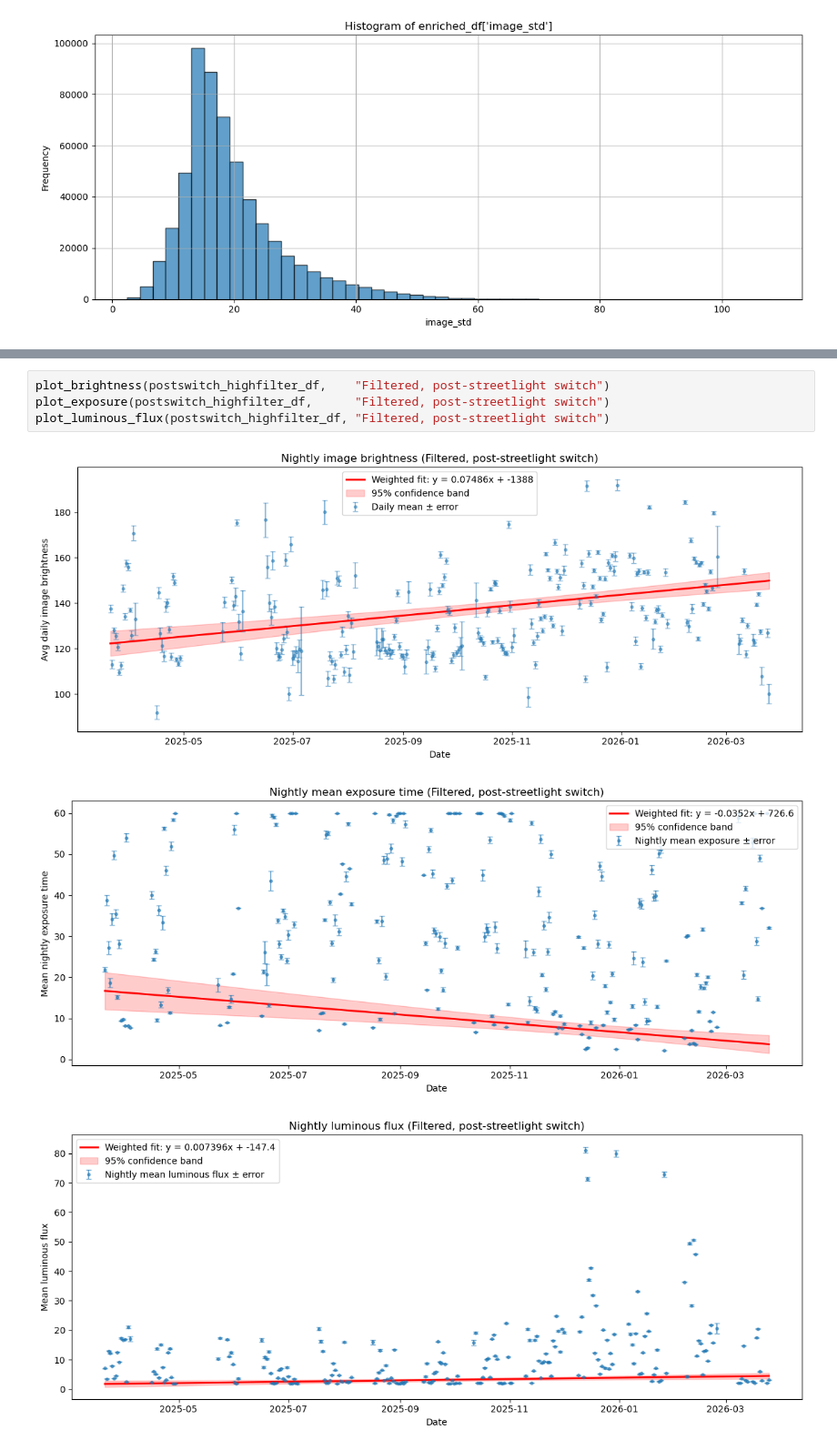
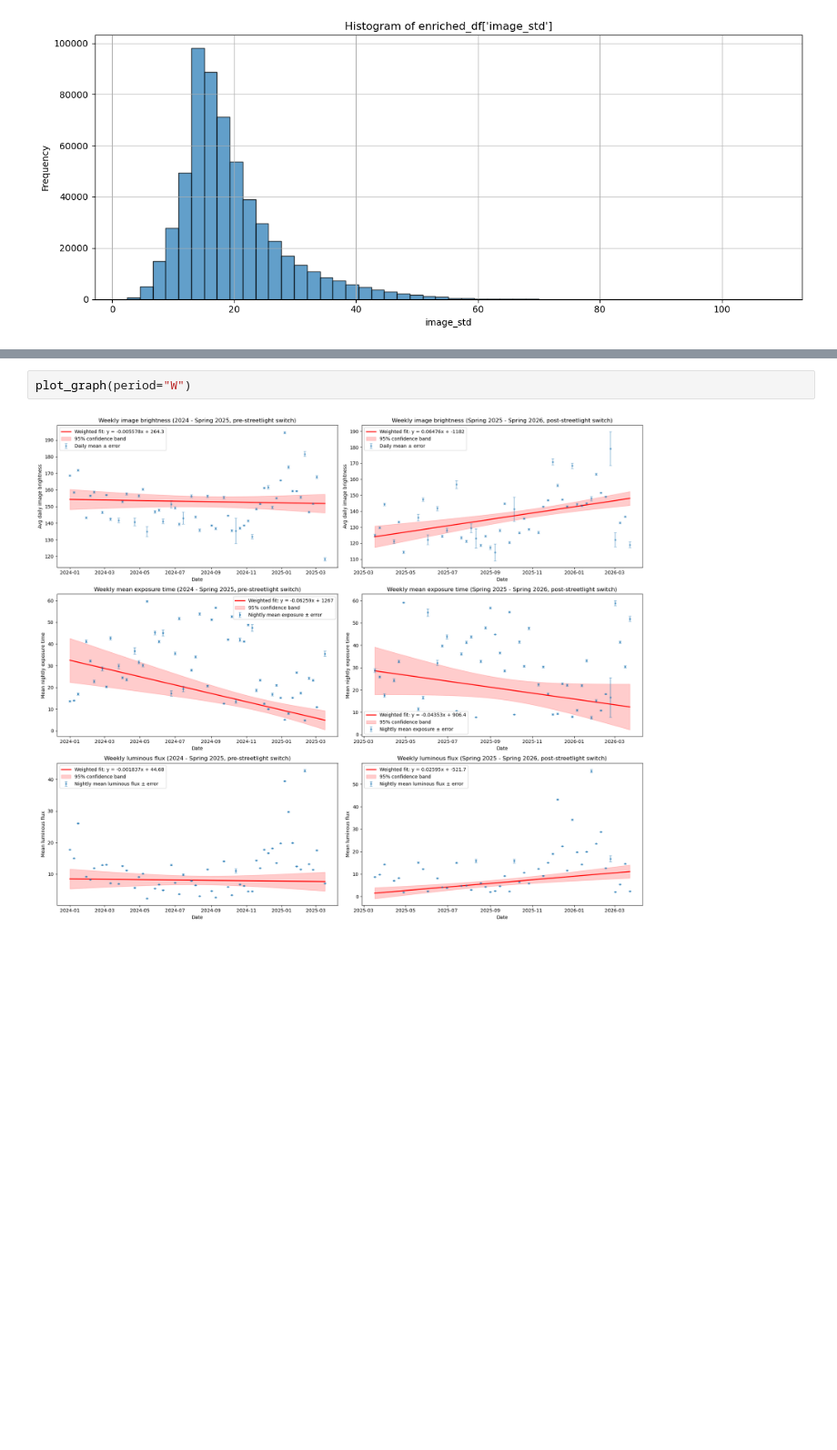
Before and after one commit to jfreuden/allsky-light-pollution, a Jupyter notebook: notebooks/exploratory/full-range-enriched.ipynb, the cells around one changed output, grey strips where cells are left out. Shown at 91% size. Cells and saved outputs as stored; diff of their text form; blank space fills up the shorter version.

```diff
--- a/notebooks/exploratory/full-range-enriched.ipynb
+++ b/notebooks/exploratory/full-range-enriched.ipynb
@@ -413,8 +357,4 @@ postswitch_highfilter_df
-# %%
-plot_brightness(postswitch_highfilter_df,    "Filtered, post-streetlight switch")
-plot_exposure(postswitch_highfilter_df,      "Filtered, post-streetlight switch")
-plot_luminous_flux(postswitch_highfilter_df, "Filtered, post-streetlight switch")
-# %% [output]
-[figure, removed]
-[figure, removed]
-[figure, removed]
+# %%
+plot_graph(period="W")
+# %% [output]
+[figure, added]
```
Also changed, not shown: parts of 9 cells of this notebook.
